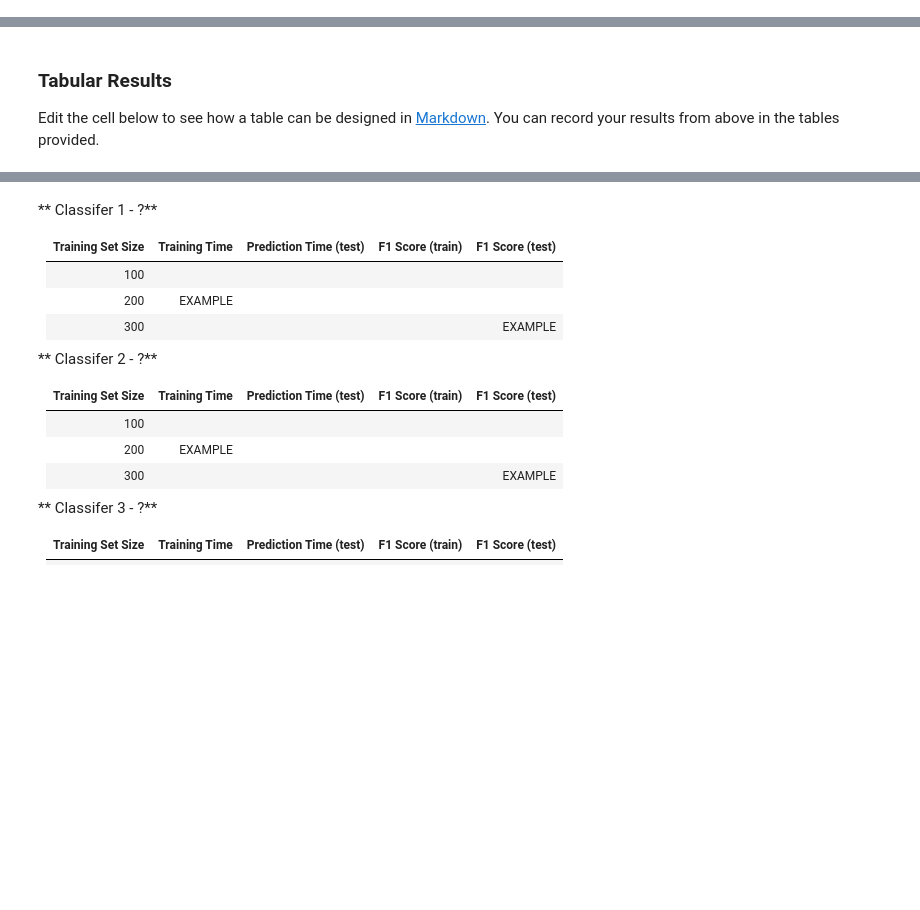
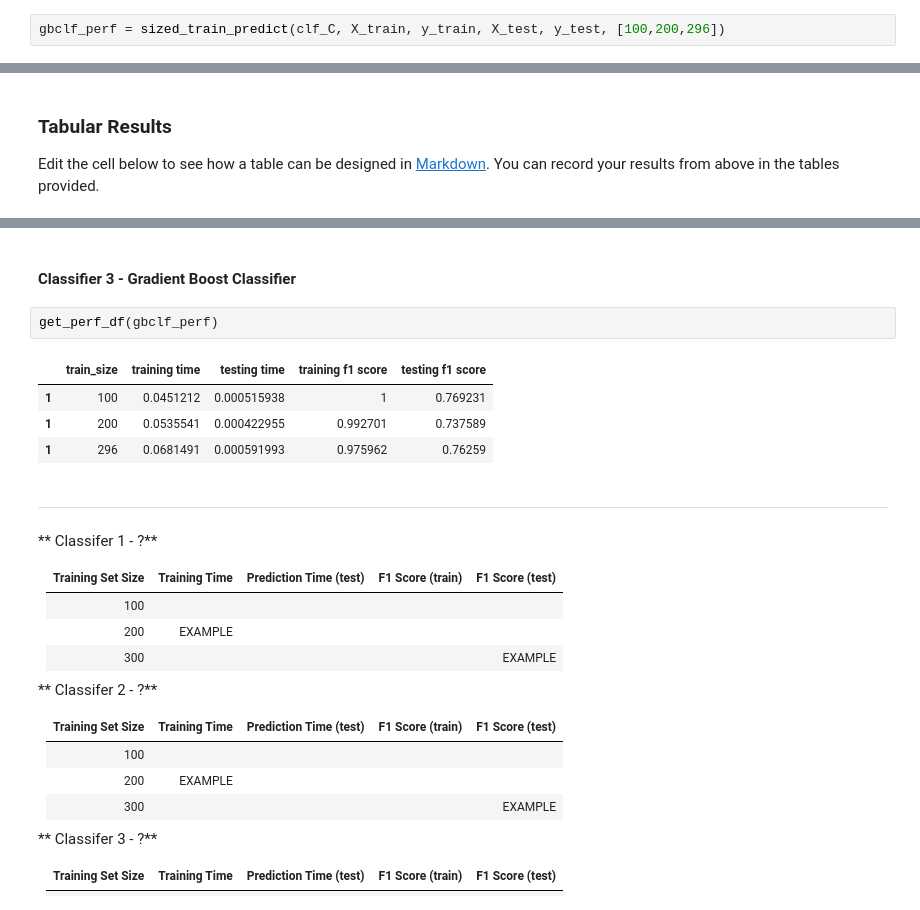
Before and after one commit to AaronRanAn/Udacity_MLNano_Proj_1_Student_Intervention, a Jupyter notebook: student_intervention.ipynb, the cells around one changed output, grey strips where cells are left out. Drawn from its saved outputs; the diff is of its cells as text; blank space fills up the shorter version.

```diff
--- a/student_intervention.ipynb
+++ b/student_intervention.ipynb
@@ -285,0 +522,2 @@ y_train_300 = None
+# %%
+gbclf_perf = sized_train_predict(clf_C, X_train, y_train, X_test, y_test, [100,200,296])
@@ -289,3 +583,14 @@ Edit the cell below to see how a table can be designed in [Markdown](https://git
+# %% [markdown]
+#### Classifier 3 - Gradient Boost Classifier
+# %%
+get_perf_df(gbclf_perf)
+# %% [output]
+|  | train_size | training time | testing time | training f1 score | testing f1 score |
+| 1 | 100 | 0.0451212 | 0.000515938 | 1 | 0.769231 |
+| 1 | 200 | 0.0535541 | 0.000422955 | 0.992701 | 0.737589 |
+| 1 | 296 | 0.0681491 | 0.000591993 | 0.975962 | 0.76259 |
+# %% [markdown]
+---
 # %% [markdown]
 ** Classifer 1 - ?**
 
```
Also changed, not shown: parts of 32 cells of this notebook.
